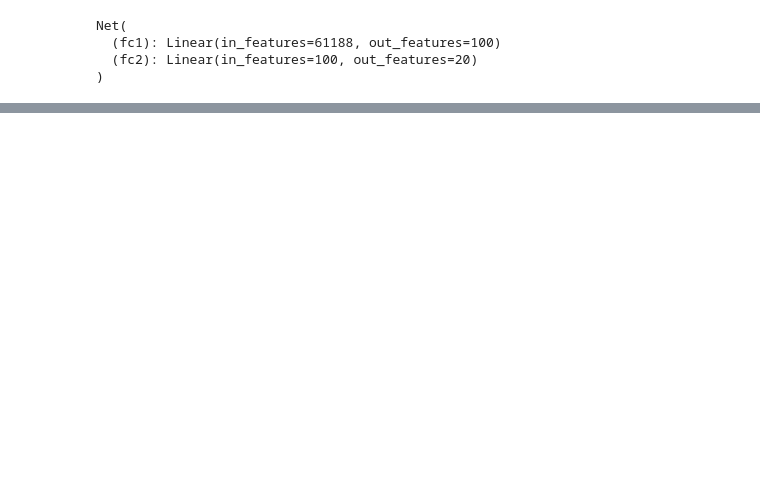
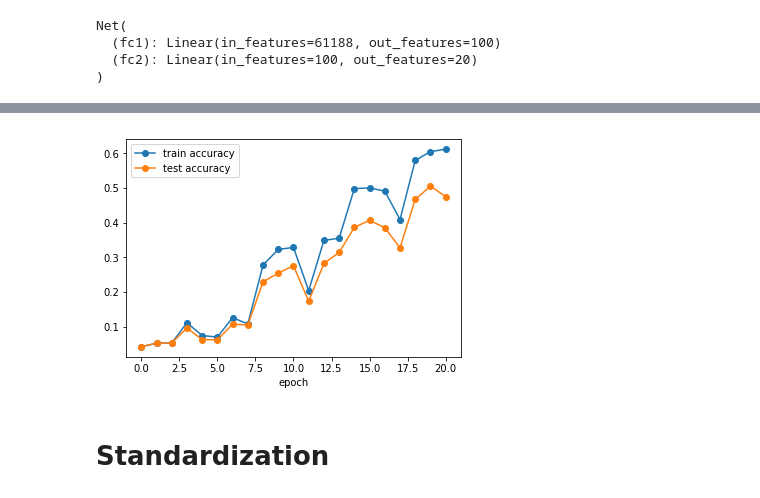
Before and after one commit to afcarl/IFT6135H18, a Jupyter notebook: Problem2.ipynb, the cells around one changed output, grey strips where cells are left out. Drawn from its saved outputs; the diff is of its cells as text; code cells hidden in the pictures; blank space fills up the shorter version.

```diff
--- a/Problem2.ipynb
+++ b/Problem2.ipynb
@@ -148,0 +169,21 @@ Finished Training
+# %%
+def make_tfidf_dataframe(X, X_raw):
+    number_of_documents_appear = X_raw.groupby('word').size().to_dict()
+    idf = {i: np.log(float(len(X)) / j) for i, j in number_of_documents_appear.items()}
+    X.name = 'countDict'
+    X_tfidf = X.reset_index()
+    X_tfidf['n_words'] = X_tfidf.apply(lambda x: sum(list(x.countDict.values())), axis=1)
+    X_tfidf['tf'] = X_tfidf.apply(lambda x: {i: j/float(x.n_words) for i, j in x.countDict.items()}, axis=1)
+    X_tfidf['tfIDF'] = X_tfidf.apply(lambda x: {i: j * idf[i] for i, j in x.tf.items()}, axis=1)
+    X_tfidf.index = X_tfidf.doc
+    return X_tfidf.tfIDF
+# %%
+X_tfidf_train = make_tfidf_dataframe(X_train, X_train_raw)
+X_tfidf_test = make_tfidf_dataframe(X_test, X_test_raw)
+# %%
+nets_tfidf, accuracies_train_tfidf, accuracies_test_tfidf = model(X_train=X_tfidf_train,
+                                                      X_test=X_tfidf_test,
+                                                      Y_train=Y_train, Y_test=Y_test,
+                                                      n_epochs=20,
+                                                      #mini_batch_size=64,
+                                                      lr=0.01)
@@ -148,0 +208,10 @@ Finished Training
+# %%
+plt.plot(accuracies_train_tfidf, '-o', label='train accuracy')
+plt.plot(accuracies_test_tfidf, '-o', label='test accuracy')
+plt.xlabel('epoch')
+plt.legend()
+plt.show()
+# %% [output]
+[figure, added]
+# %% [markdown]
+# Standardization
```
Also changed, not shown: parts of 15 cells of this notebook.
